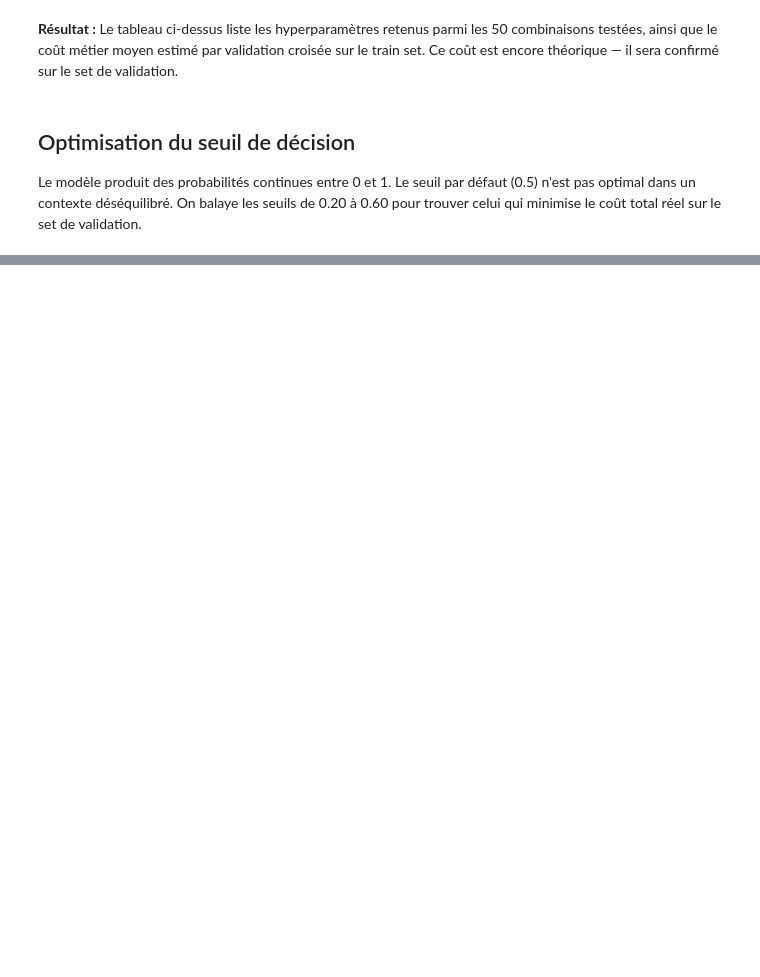
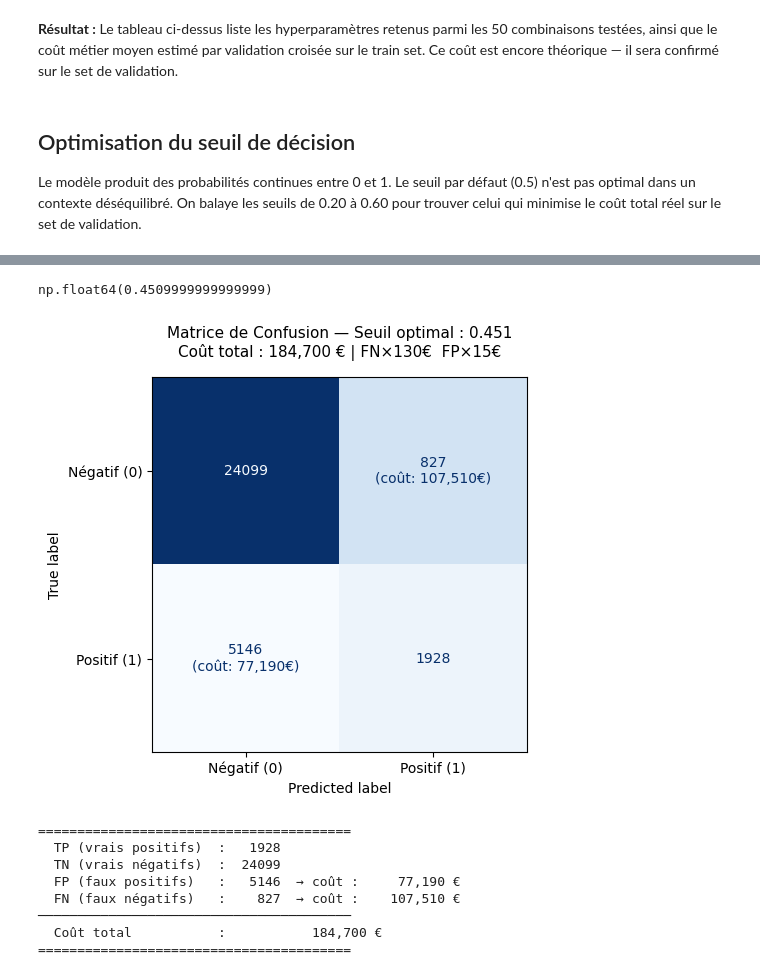
Before and after one commit to maxprr/Projet-ML, a Jupyter notebook: Models/XGBOOST.ipynb, the cells around one changed output, grey strips where cells are left out. Saved outputs shown, nothing was run; the diff lists cells and outputs as text; code cells hidden in the pictures; blank space fills up the shorter version.

```diff
--- a/Models/XGBOOST.ipynb
+++ b/Models/XGBOOST.ipynb
@@ -129,7 +187,7 @@ print("-"*70)
 best_f1 = 0
 best_threshold = 0.5
 
-for threshold in np.arange(0.2, 0.6, 0.05):
+for threshold in np.arange(0.2, 0.6, 0.01):
     y_pred_thresh = (y_val_proba >= threshold).astype(int)
 
     precision = precision_score(y_val, y_pred_thresh)
@@ -293,7 +425,7 @@ best_cost = float('inf')
 best_threshold = 0.5
 results = []
 
-for threshold in np.arange(0.20, 0.61, 0.05):
+for threshold in np.arange(0.450, 0.452, 0.0001):
     y_pred = (y_val_proba >= threshold).astype(int)
     tn, fp, fn, tp = confusion_matrix(y_val, y_pred).ravel()
     f1 = f1_score(y_val, y_pred)
@@ -313,3 +463,65 @@ print(f"\nSeuil retenu : {best_threshold:.2f} | Coût minimal : {best_cost:,}
+# %%
+best_threshold
+# %% [output]
+np.float64(0.4509999999999999)
+# %%
+from sklearn.metrics import ConfusionMatrixDisplay
+import matplotlib.pyplot as plt
+
+# Prédictions avec le seuil optimal
+y_val_pred_best = (y_val_proba >= best_threshold).astype(int)
+
+# Matrice de confusion
+cm = confusion_matrix(y_val, y_val_pred_best)
+
+# Affichage
+fig, ax = plt.subplots(figsize=(6, 5))
+
+disp = ConfusionMatrixDisplay(
+    confusion_matrix=cm,
+    display_labels=["Négatif (0)", "Positif (1)"]
+)
+
+disp.plot(
+    cmap="Blues",
+    colorbar=False,
+    ax=ax
+)
+
+tn, fp, fn, tp = cm.ravel()
+
+ax.set_title(
+    f"Matrice de Confusion — Seuil optimal : {best_threshold:.3f}\n"
+    f"Coût total : {best_cost:,} € | FN×{cost_fn}€  FP×{cost_fp}€",
+    fontsize=11, pad=15
+)
+
+# Annotation des coûts directement sur les cases FN et FP
+ax.texts[2].set_text(f"{fp}\n(coût: {fp*cost_fp:,}€)")  # FP
+ax.texts[1].set_text(f"{fn}\n(coût: {fn*cost_fn:,}€)")  # FN
+
+plt.tight_layout()
+plt.show()
+
+# Résumé chiffré
+print(f"\n{'='*40}")
+print(f"  TP (vrais positifs)  : {tp:>6}")
+print(f"  TN (vrais négatifs)  : {tn:>6}")
+print(f"  FP (faux positifs)   : {fp:>6}  → coût : {fp*cost_fp:>10,} €")
+print(f"  FN (faux négatifs)   : {fn:>6}  → coût : {fn*cost_fn:>10,} €")
+print(f"{'─'*40}")
+print(f"  Coût total           :        {best_cost:>10,} €")
+print(f"{'='*40}")
+# %% [output]
+[figure, added]
+========================================
+  TP (vrais positifs)  :   1928
+  TN (vrais négatifs)  :  24099
+  FP (faux positifs)   :   5146  → coût :     77,190 €
+  FN (faux négatifs)   :    827  → coût :    107,510 €
+────────────────────────────────────────
+  Coût total           :           184,700 €
+========================================
 # %% [markdown]
 Avec un seuil à 0.45, le modèle en production :
 
```
Also changed, not shown: parts of 17 cells of this notebook.
